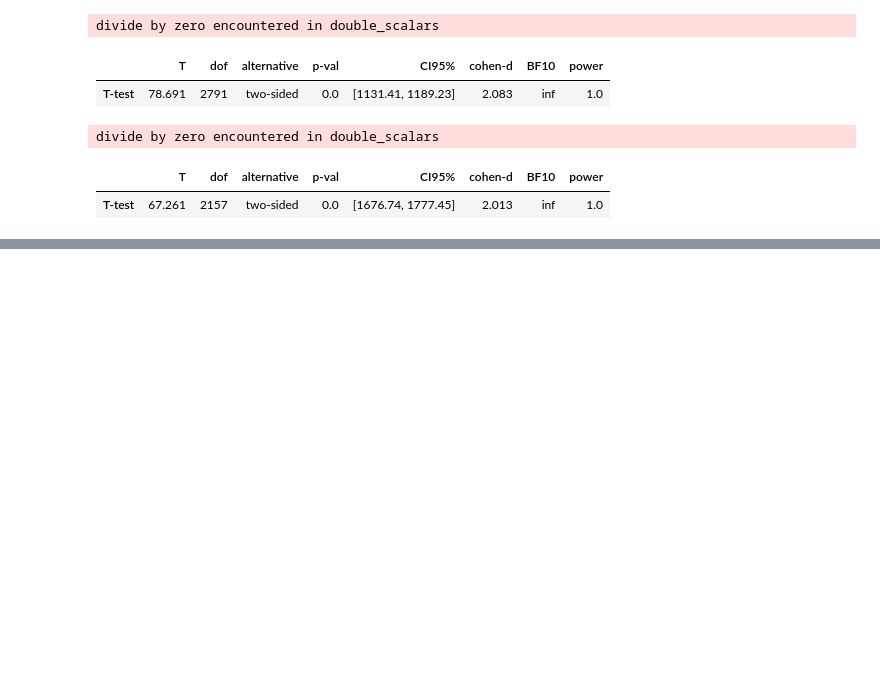
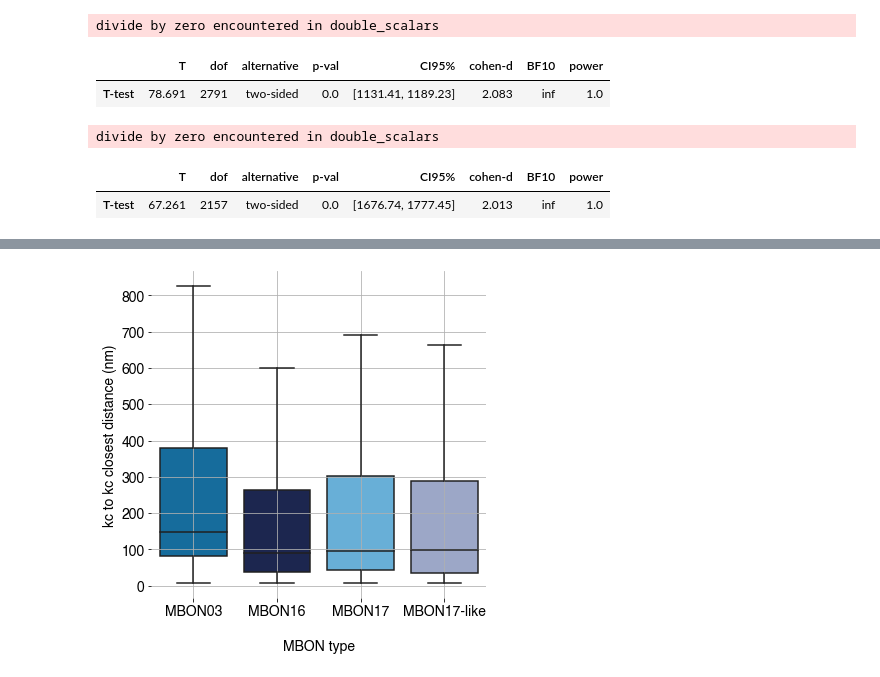
Before and after one commit to jagannathancolabs/2022_postsynapticplasticity, a Jupyter notebook: python/kcmbon_postsynapticspecificity.ipynb, the cells around one changed output, grey strips where cells are left out. Drawn from its saved outputs; the diff is of its cells as text; code cells hidden in the pictures; blank space fills up the shorter version.

```diff
--- a/python/kcmbon_postsynapticspecificity.ipynb
+++ b/python/kcmbon_postsynapticspecificity.ipynb
@@ -973,0 +972,3 @@ plt.savefig('figures/postsynapse_mbon_specificity.png', dpi=300, bbox_inches='ti
+# %%
+onlykctokcplotdistance_df = allplotsynlocationsdistance_df[allplotsynlocationsdistance_df['type'] == 'distance_kctokc_nm']
+onlykctokcplotdistance_df
@@ -973,0 +989,25 @@ plt.savefig('figures/postsynapse_mbon_specificity.png', dpi=300, bbox_inches='ti
+# %%
+fig = plt.figure(figsize=(6, 6))
+gs_main = gridspec.GridSpec(1, 1)
+gs_main.update(wspace=0, hspace=0)
+
+#set up the legend..
+gs = gridspec.GridSpecFromSubplotSpec(1, 1, subplot_spec=gs_main[0])
+ax = fig.add_subplot(gs[0])
+
+ax = sns.boxplot(x=onlykctokcplotdistance_df['mbon_type'],
+                 y=onlykctokcplotdistance_df['distance'], showfliers = False, palette = glob_colors)
+
+handles, labels = ax.get_legend_handles_labels()
+labels = ['kc to kc']
+ax.legend(handles, labels, loc='center left',
+          bbox_to_anchor=(1.05, 0.5),prop={'size': label_fontsize-2},frameon=False)
+
+ax.tick_params(axis='both', which='major', labelsize=label_fontsize-2)
+plt.box(False)
+ax.grid(True)
+ax.set_ylabel('kc to kc closest distance (nm)',fontsize=label_fontsize-2, weight = 'bold')
+ax.set_xlabel('\nMBON type',fontsize=label_fontsize-2, weight = 'bold')
+plt.savefig('figures/postsynapse_mbon_specificity.png', dpi=300, bbox_inches='tight')
+# %% [output]
+[figure, added]
```
Also changed, not shown: parts of 3 cells of this notebook, 2 other files.
